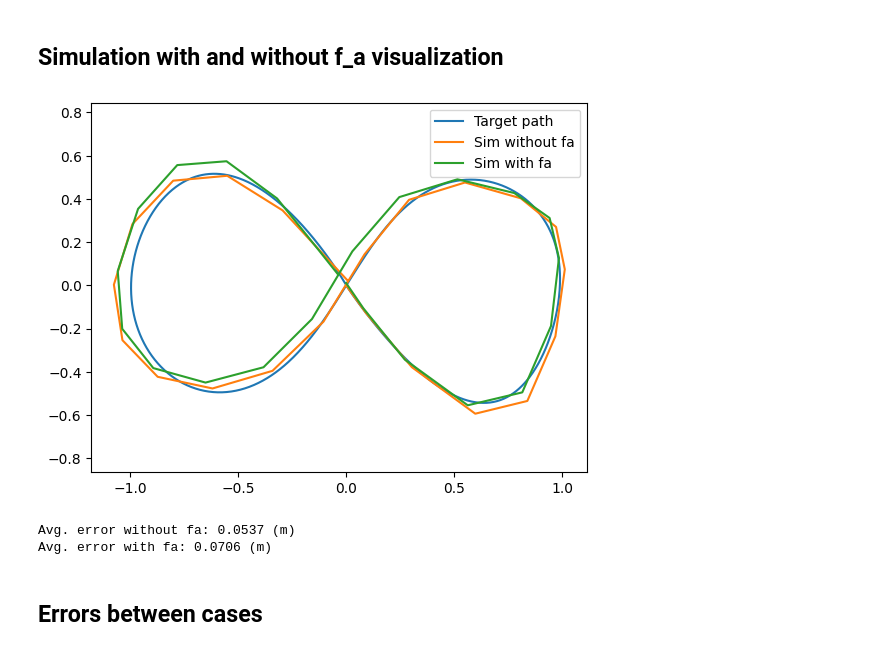
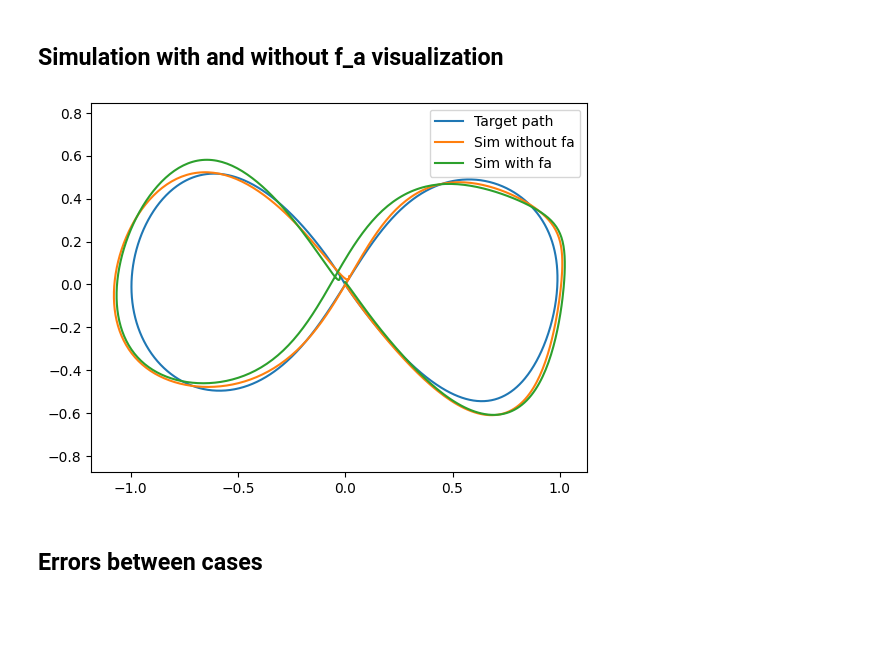
Before and after one commit to Tupryk/BachelorThesis, a Jupyter notebook: sim_tests.ipynb, the cells around one changed output. Cells and saved outputs as stored; diff of their text form; code cells hidden in the pictures; blank space fills up the shorter version.

```diff
--- a/sim_tests.ipynb
+++ b/sim_tests.ipynb
@@ -23,25 +23,26 @@ target_pos = evals.transpose()
 
 starts = [26, 102, 175]
 ends = [51, 127, 202]
+
+starts = [500]
+ends = [990]
 # %% [markdown]
 ## Simulation with and without f_a visualization
 # %%
-df = pd.read_csv("./sim_data/fanonn/csv/cf231.csv")
+df = pd.read_csv("./sim_data/lee/csv/cf231.csv")
 with_fa = np.array([df["x"][starts[0]:ends[0]], df["y"][starts[0]:ends[0]]])
 
-df = pd.read_csv("./sim_data/nofa/csv/cf231.csv")
+df = pd.read_csv("./sim_data/lee_nofa/csv/cf231.csv")
 without_fa =np.array([df["x"][starts[0]:ends[0]], df["y"][starts[0]:ends[0]]])
 
 plt.plot(target_pos[0], target_pos[1], label="Target path")
 plt.plot(without_fa[0], without_fa[1], label="Sim without fa")
 plt.plot(with_fa[0], with_fa[1], label="Sim with fa")
 plt.axis("equal")
 plt.legend()
 plt.show()
 # %% [output]
-[figure, old version]
+[figure, new version]
-Avg. error without fa: 0.0537 (m)
-Avg. error with fa: 0.0706 (m)
 # %% [markdown]
 ## Errors between cases
 # %%
```
Also changed, not shown: parts of 1 cell of this notebook.
